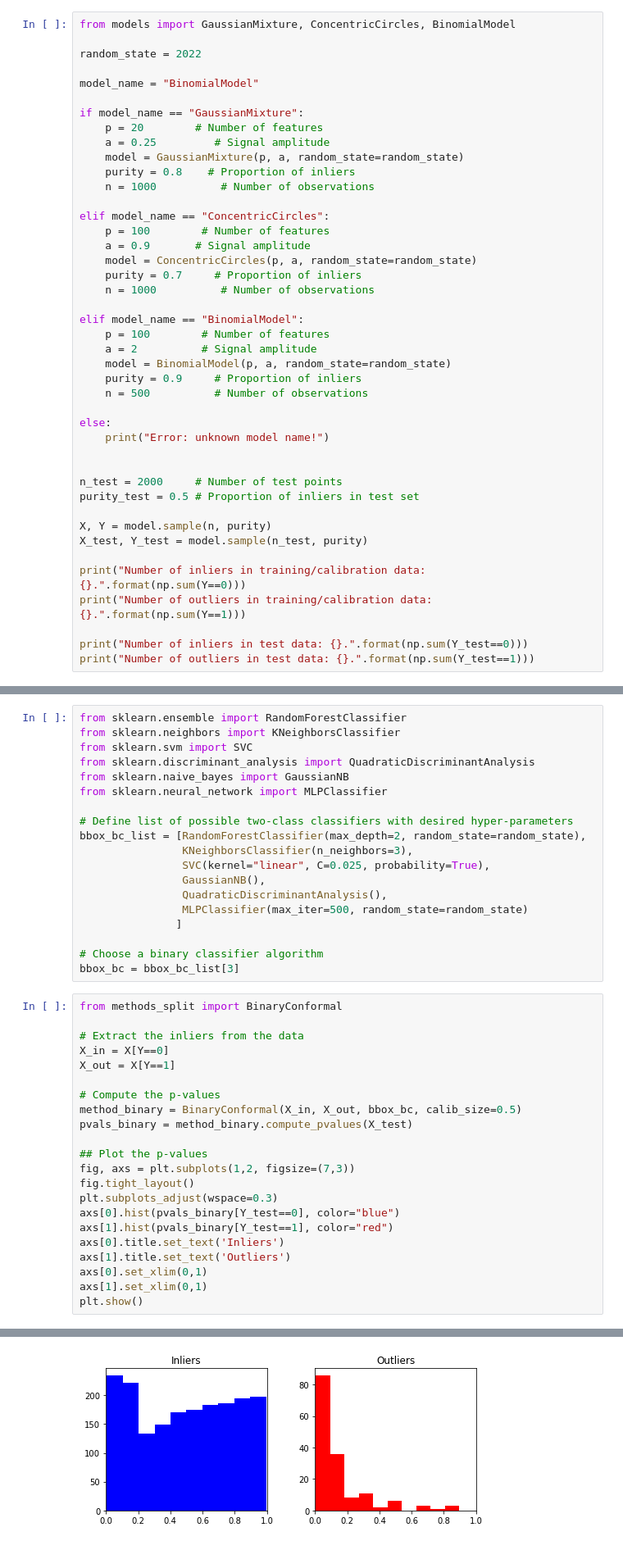
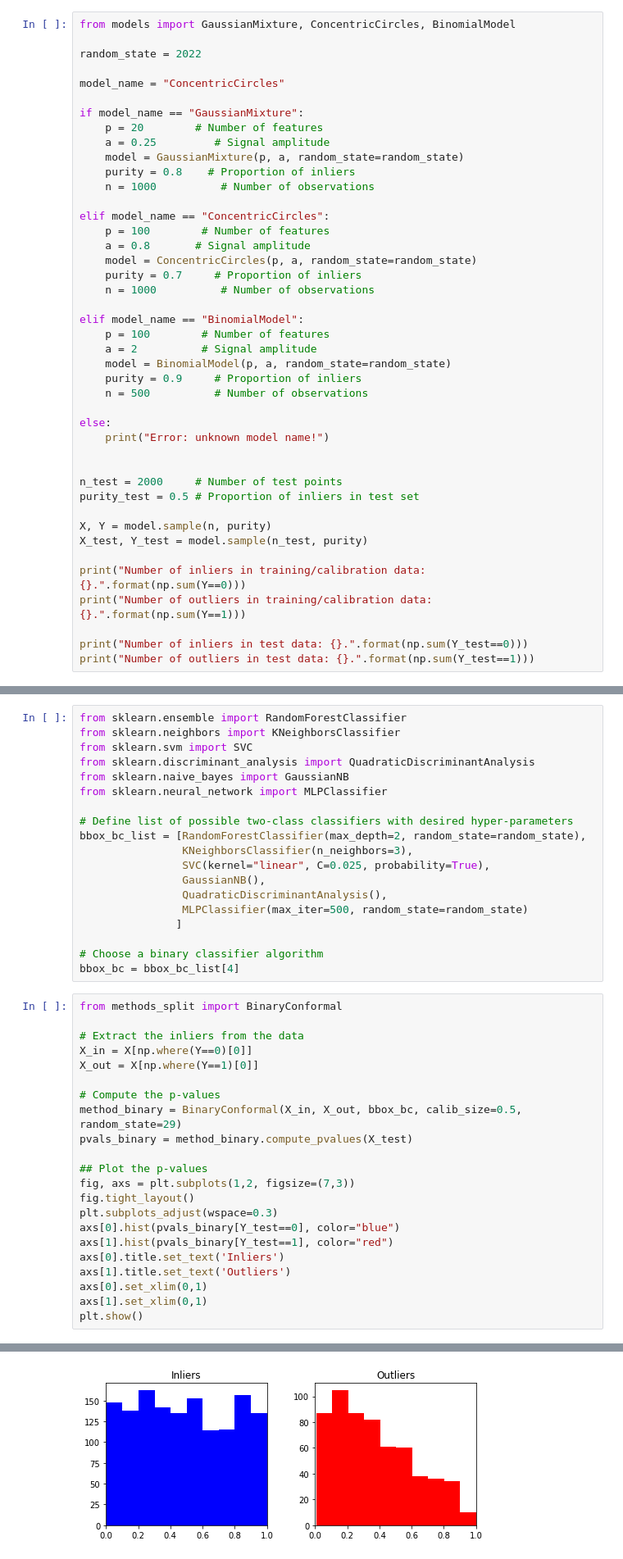
Before and after one commit to ZiyiLiang/weighted_conformal_pvalues, a Jupyter notebook: examples/example-1.ipynb, the cells around one changed output, grey strips where cells are left out. Shown at 82% size. Cells and saved outputs as stored; diff of their text form.

```diff
--- a/examples/example-1.ipynb
+++ b/examples/example-1.ipynb
@@ -39,7 +39,7 @@ from models import GaussianMixture, ConcentricCircles, BinomialModel
 
 random_state = 2022
 
-model_name = "BinomialModel"
+model_name = "ConcentricCircles"
 
 if model_name == "GaussianMixture":
     p = 20        # Number of features
@@ -50,7 +50,7 @@ if model_name == "GaussianMixture":
 
 elif model_name == "ConcentricCircles":
     p = 100        # Number of features
-    a = 0.9       # Signal amplitude
+    a = 0.8       # Signal amplitude
     model = ConcentricCircles(p, a, random_state=random_state)
     purity = 0.7     # Proportion of inliers
     n = 1000          # Number of observations
@@ -137,16 +137,16 @@ bbox_bc_list = [RandomForestClassifier(max_depth=2, random_state=random_state),
                ]
 
 # Choose a binary classifier algorithm
-bbox_bc = bbox_bc_list[3]
+bbox_bc = bbox_bc_list[4]
 # %%
 from methods_split import BinaryConformal
 
 # Extract the inliers from the data
-X_in = X[Y==0]
-X_out = X[Y==1]
+X_in = X[np.where(Y==0)[0]]
+X_out = X[np.where(Y==1)[0]]
 
 # Compute the p-values
-method_binary = BinaryConformal(X_in, X_out, bbox_bc, calib_size=0.5)
+method_binary = BinaryConformal(X_in, X_out, bbox_bc, calib_size=0.5, random_state=29)
 pvals_binary = method_binary.compute_pvalues(X_test)
 
 ## Plot the p-values
@@ -166,5 +166,5 @@ Calculating conformity scores for 221 hold-out inliers... done.
 Calculating conformity scores for 2000 test points... done.
-[figure, old version]
+[figure, new version]
 # %% [markdown]
 ## Conformal p-values via one-class classification
 # %%
```
Also changed, not shown: parts of 10 cells of this notebook, 2 other files.
